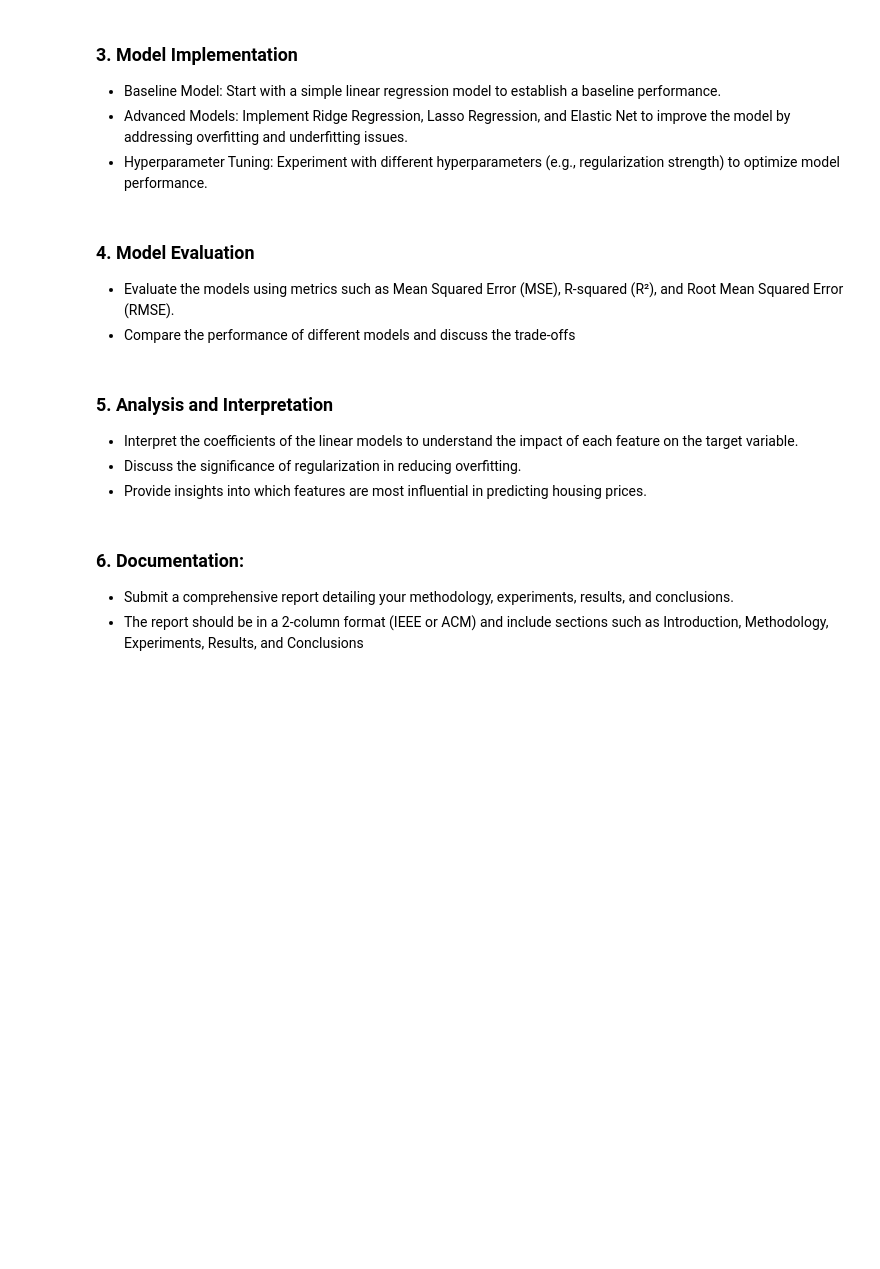
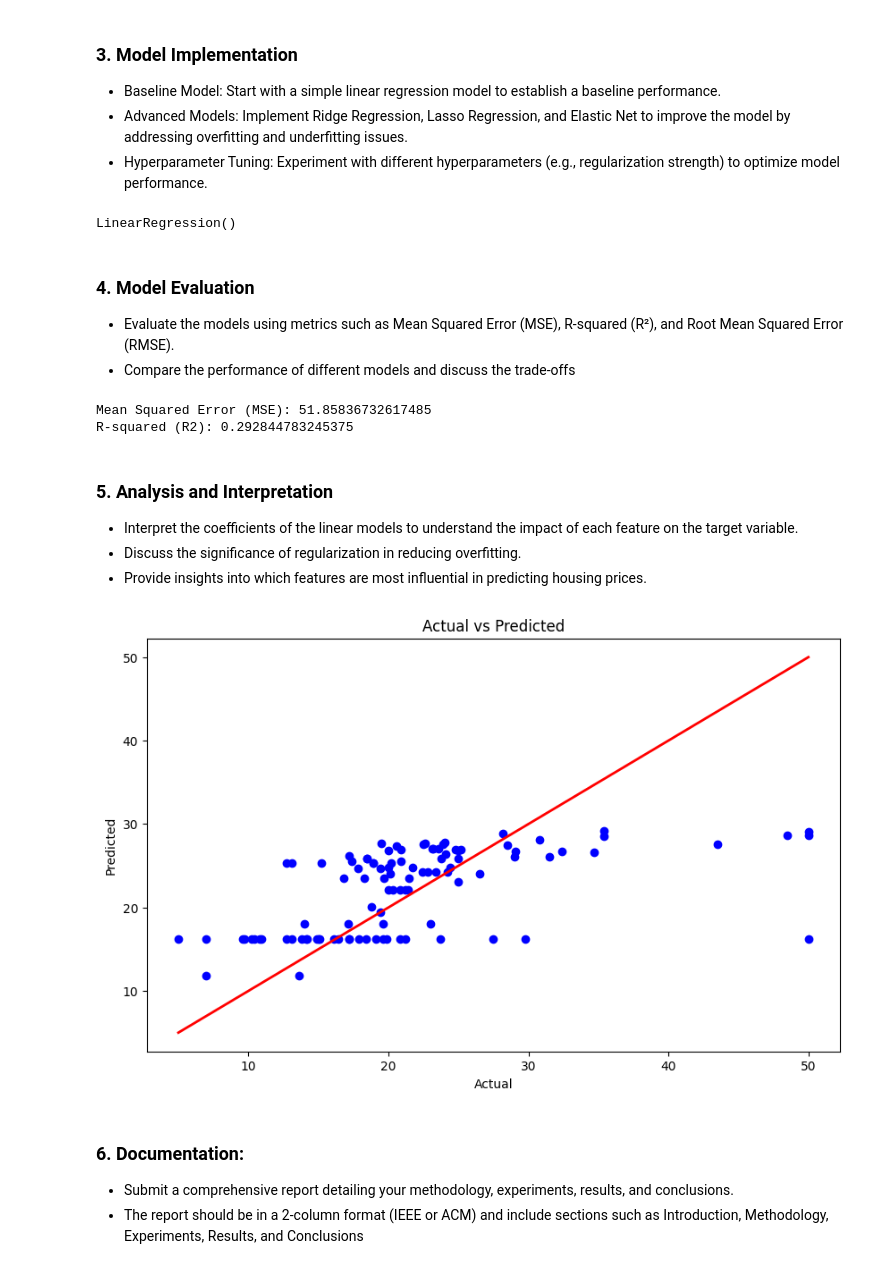
Before and after one commit to vKenjo/CS-ELEC-ML, a Jupyter notebook: SA#1/VIRAY_SA1.ipynb, the cells around one changed output. Cells and saved outputs as stored; diff of their text form; code cells hidden in the pictures; blank space fills up the shorter version.

```diff
--- a/SA#1/VIRAY_SA1.ipynb
+++ b/SA#1/VIRAY_SA1.ipynb
@@ -199,9 +246,39 @@ regularization strength) to optimize model performance.
+# %%
+# Splitting the data into training and testing sets
+X = df[['TAX', 'INDUS']]
+y = df['MEDV']
+
+X_train, X_test, y_train, y_test = train_test_split(X, y, test_size=0.2, random_state=42)
+# %%
+# Feature scaling
+scaler = StandardScaler()
+X_train[['TAX', 'INDUS']] = scaler.fit_transform(X_train[['TAX', 'INDUS']])
+X_test[['TAX', 'INDUS']] = scaler.transform(X_test[['TAX', 'INDUS']])
+# %%
+# Regression Model
+# Implementing Linear Regression
+model = LinearRegression()
+model.fit(X_train, y_train)
+# %% [output]
+LinearRegression()
+# %%
+# Making predictions on the test set
+y_pred = model.predict(X_test)
 # %% [markdown]
 ### 4. Model Evaluation
 
 - Evaluate the models using metrics such as Mean Squared Error (MSE),
 R-squared (R²), and Root Mean Squared Error (RMSE).
 - Compare the performance of different models and discuss the trade-offs
+# %%
+mse = mean_squared_error(y_test, y_pred)
+r2 = r2_score(y_test, y_pred)
+
+print(f"Mean Squared Error (MSE): {mse}")
+print(f"R-squared (R2): {r2}")
+# %% [output]
+Mean Squared Error (MSE): 51.85836732617485
+R-squared (R2): 0.292844783245375
 # %% [markdown]
 ### 5. Analysis and Interpretation
 
@@ -210,6 +287,16 @@ feature on the target variable.
 - Discuss the significance of regularization in reducing overfitting.
 - Provide insights into which features are most influential in predicting housing
 prices.
+# %%
+plt.figure(figsize=(10,6))
+plt.scatter(y_test, y_pred, color='blue')
+plt.plot([y_test.min(), y_test.max()], [y_test.min(), y_test.max()], color='red', lw=2)
+plt.xlabel('Actual')
+plt.ylabel('Predicted')
+plt.title('Actual vs Predicted')
+plt.show()
+# %% [output]
+[figure, added]
 # %% [markdown]
 ### 6. Documentation:
 - Submit a comprehensive report detailing your methodology, experiments, results,
```
Also changed, not shown: parts of 17 cells of this notebook.
